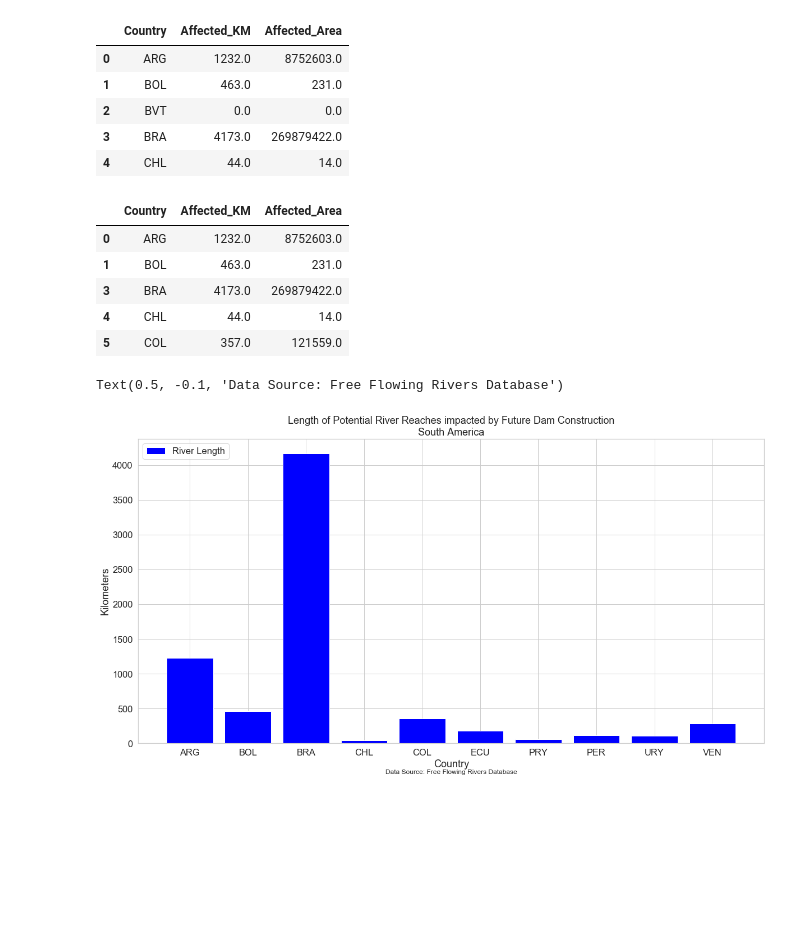
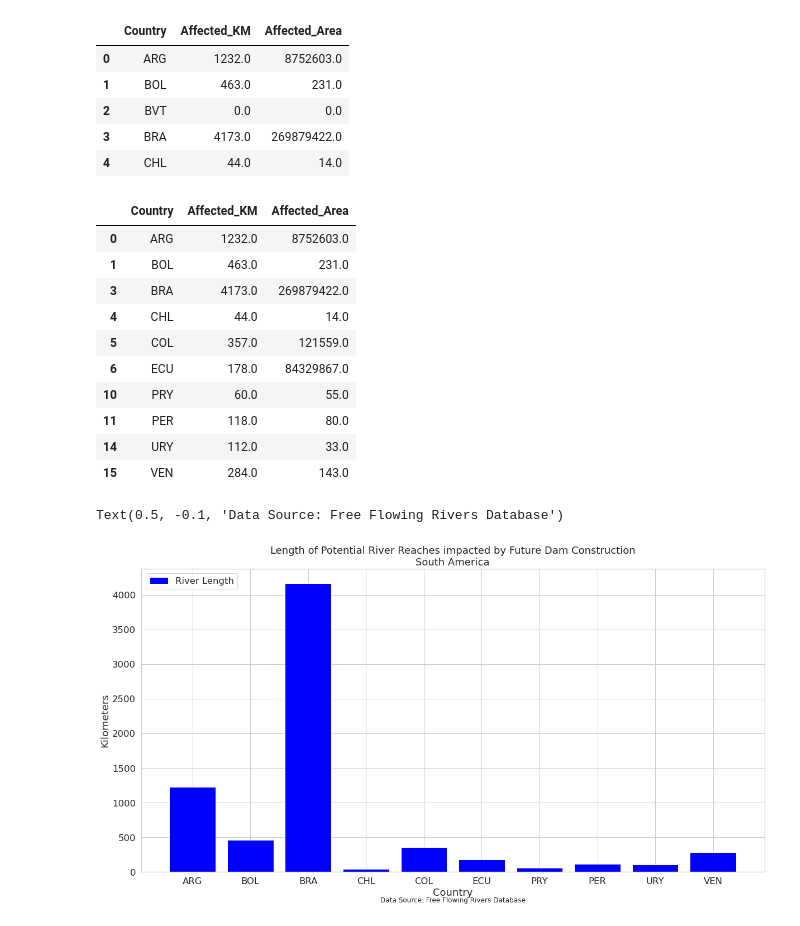
Before and after one commit to lherwehe/global-dam-impacts, a Jupyter notebook: exploration-notebooks/dam-impacts-on-protected-areas-calc-sam.ipynb, the cells around one changed output. Cells and saved outputs as stored; diff of their text form; code cells hidden in the pictures; blank space fills up the shorter version.

```diff
--- a/exploration-notebooks/dam-impacts-on-protected-areas-calc-sam.ipynb
+++ b/exploration-notebooks/dam-impacts-on-protected-areas-calc-sam.ipynb
@@ -271,7 +263,7 @@ sa_affected = sa_output[sa_output.Affected_KM !=0]
 sa_affected = sa_output[sa_output.Affected_Area !=0]
 
 
-sa_affected.head()
+sa_affected
 # %% [output]
 |  | Country | Affected_KM | Affected_Area |
 | 0 | ARG | 1232.0 | 8752603.0 |
@@ -279,25 +271,30 @@ sa_affected.head()
 | 3 | BRA | 4173.0 | 269879422.0 |
 | 4 | CHL | 44.0 | 14.0 |
 | 5 | COL | 357.0 | 121559.0 |
+| 6 | ECU | 178.0 | 84329867.0 |
+| 10 | PRY | 60.0 | 55.0 |
+| 11 | PER | 118.0 | 80.0 |
+| 14 | URY | 112.0 | 33.0 |
+| 15 | VEN | 284.0 | 143.0 |
 # %%
 # Create Graph
-#use white grid plot background from seaborn
-sns.set(font_scale=1.5, style='whitegrid')
+# use white grid plot background from seaborn
+# sns.set(font_scale=1.5, style='whitegrid')
 
 fig, ax = plt.subplots(figsize=(20, 10))
 ax.bar(sa_affected["Country"],
         sa_affected["Affected_KM"], color='blue', label="River Length")
 plt.legend(loc="upper left")
 ax.set(title="Length of Potential River Reaches impacted by Future Dam Construction\nSouth America",
        xlabel="Country", ylabel="Kilometers")
 ax.text(0.5, -0.1,
         "Data Source: Free Flowing Rivers Database",
         size=12,
         ha="center",
         transform=ax.transAxes)
 # %% [output]
 Text(0.5, -0.1, 'Data Source: Free Flowing Rivers Database')
-[figure, old version]
+[figure, new version]
 # %%
 # Create Graph
 #use white grid plot background from seaborn
```
Also changed, not shown: parts of 7 cells of this notebook.
